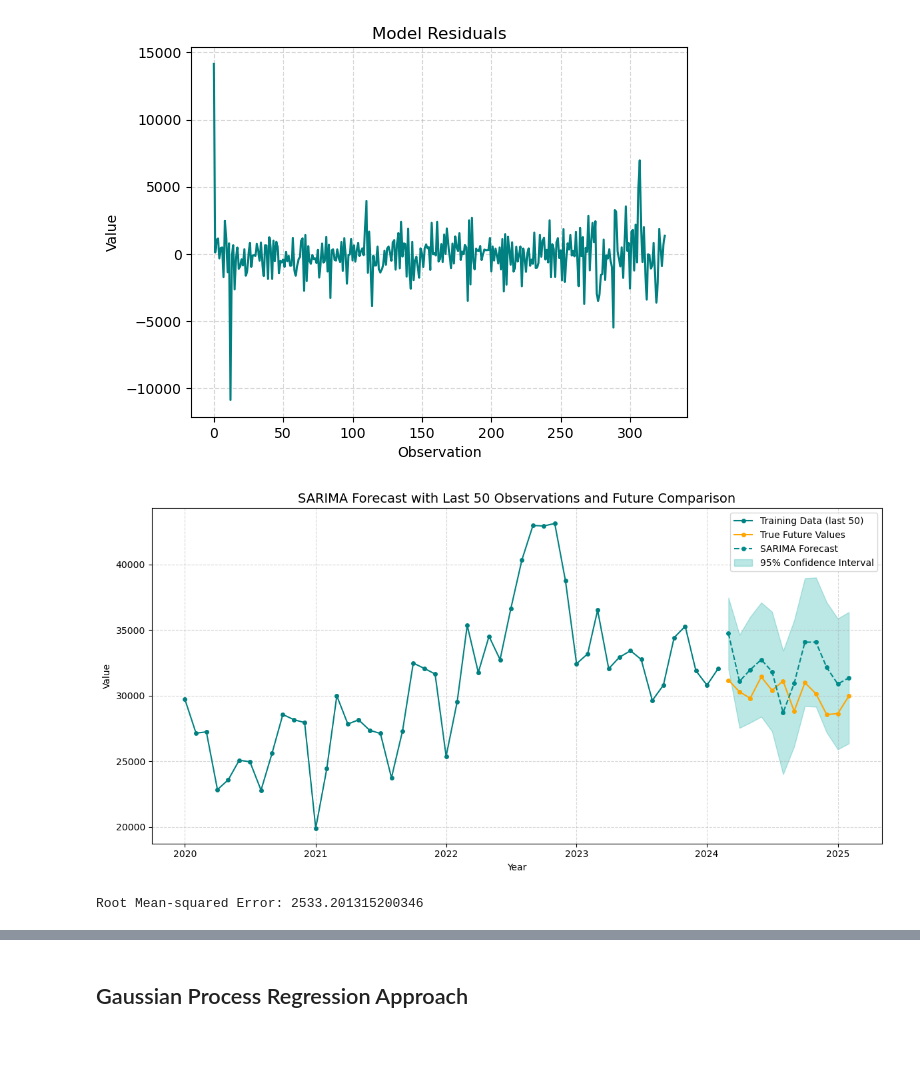
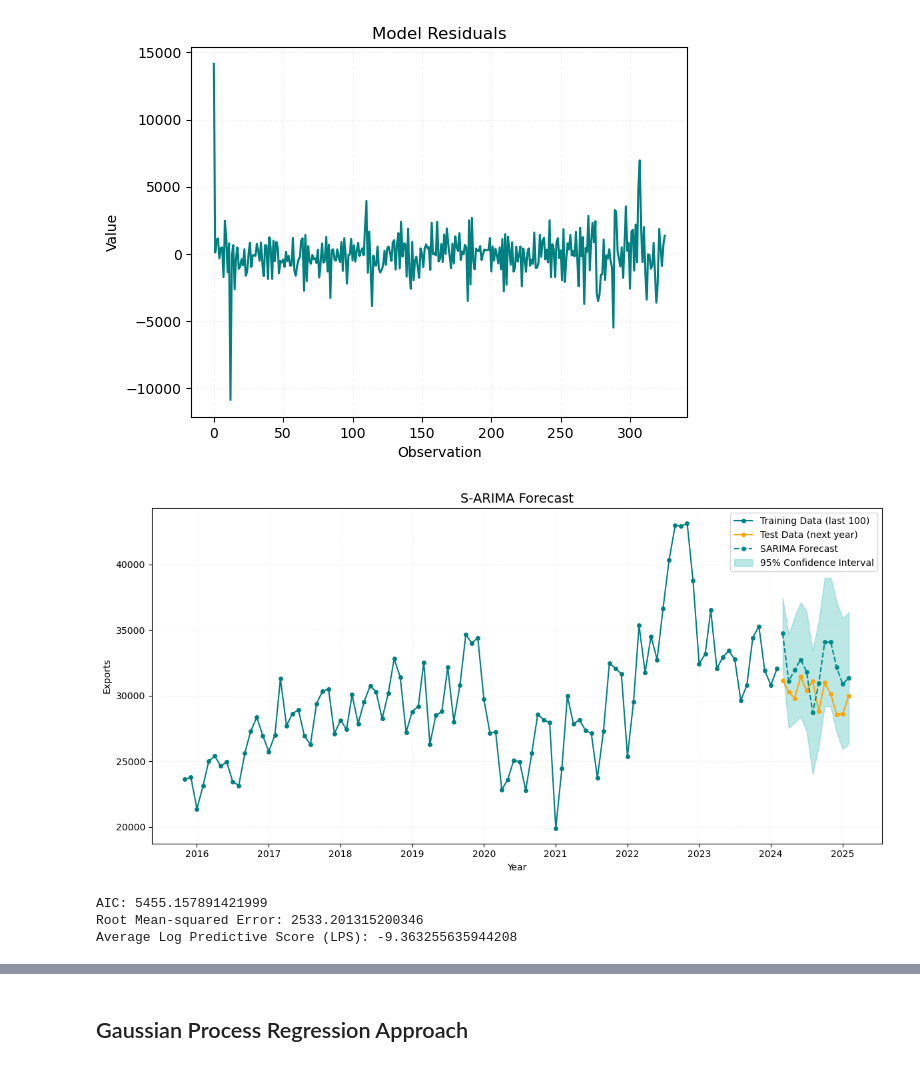
Before and after one commit to charlieollerenshaw/st451-project, a Jupyter notebook: tradebalanceregression.ipynb, the cells around one changed output, grey strips where cells are left out. Saved outputs shown, nothing was run; the diff lists cells and outputs as text; code cells hidden in the pictures.

```diff
--- a/tradebalanceregression.ipynb
+++ b/tradebalanceregression.ipynb
@@ -182,42 +242,59 @@ plt.ylabel('Value')
 (4807.553572958769, 0.0, 1.0714095973847177, 21.690603261749747)
 Text(0, 0.5, 'Value')
 [figure]
+# %%
+# Log-scoring rule to assess the predicted standard errors
+def log_score(y_true, y_pred_mean, y_pred_std):
+    var = y_pred_std**2
+    return -0.5 * np.log(2 * np.pi * var) - 0.5 * ((y_true - y_pred_mean)**2 / var)
 # %%
 import matplotlib.pyplot as plt
 
-# Extract last 50 training dates and values
-X_train_last50 = X_train[-50:]
-Y_train_last50 = Y_train[-50:]
+# Extract last 100 training dates and values
+n_last = 100
+X_train_last50 = X_train[-n_last:]
+Y_train_last50 = Y_train[-n_last:]
 
 # Forecast
 forecast_object = model_sarima.get_forecast(steps=12)
 forecast_mean = forecast_object.predicted_mean
 conf_int = forecast_object.conf_int()
 
 # Plot
 plt.figure(figsize=(12, 6))
-plt.plot(X_train_last50, Y_train_last50, color='teal',marker='o', markersize=4, label='Training Data (last 50)')
-plt.plot(X_test, Y_test, 'o-', color='Orange',markersize=4, label='True Future Values')
+plt.plot(X_train_last50, Y_train_last50, color='teal',marker='o', markersize=4, label='Training Data (last 100)')
+plt.plot(X_test, Y_test, 'o-', color='Orange',markersize=4, label='Test Data (next year)')
 plt.plot(X_test, forecast_mean, 'o--',markersize=4, color='darkcyan', label='SARIMA Forecast')
 plt.fill_between(X_test,
                  conf_int.iloc[:, 0],
                  conf_int.iloc[:, 1],
                  color='lightseagreen',
                  alpha=0.3,
                  label='95% Confidence Interval')
 
 # Formatting
-plt.title('SARIMA Forecast with Last 50 Observations and Future Comparison', fontsize=14)
+plt.title('S-ARIMA Forecast', fontsize=14)
 plt.xlabel('Year')
-plt.ylabel('Value')
+plt.ylabel('Exports')
 plt.legend()
 plt.grid(True, linestyle='--', alpha=0.5)
 plt.tight_layout()
 plt.show()
 
+#AIC
+print('AIC:',model_sarima.aic)
+
 # RMSE
 rmse = (np.mean((Y_test-forecast_mean)**2))**0.5
 print('Root Mean-squared Error:', rmse)
+
+# Log Score
+y_std = (conf_int.iloc[:, 1] - conf_int.iloc[:, 0]) / (2 * 1.96) # SEs from the CI width
+log_scores = log_score(Y_test, forecast_mean, y_std)
+average_log_score = np.mean(log_scores)
+print("Average Log Predictive Score (LPS):", average_log_score)
 # %% [output]
-[figure, old version]
+[figure, new version]
+AIC: 5455.157891421999
 Root Mean-squared Error: 2533.201315200346
+Average Log Predictive Score (LPS): -9.363255635944208
```
Also changed, not shown: parts of 31 cells of this notebook.
